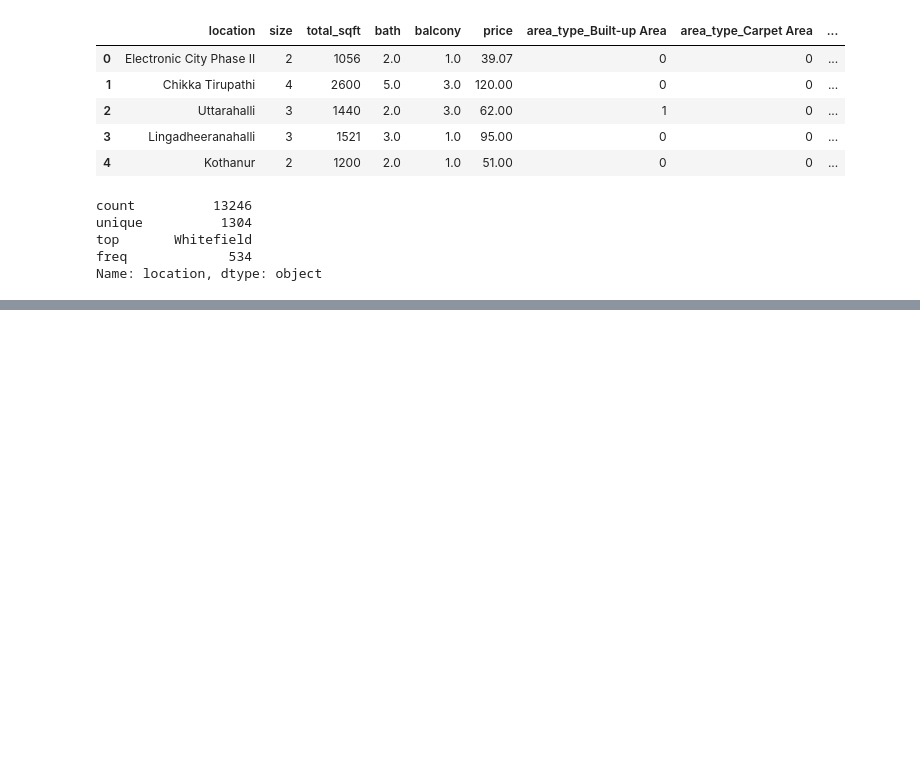
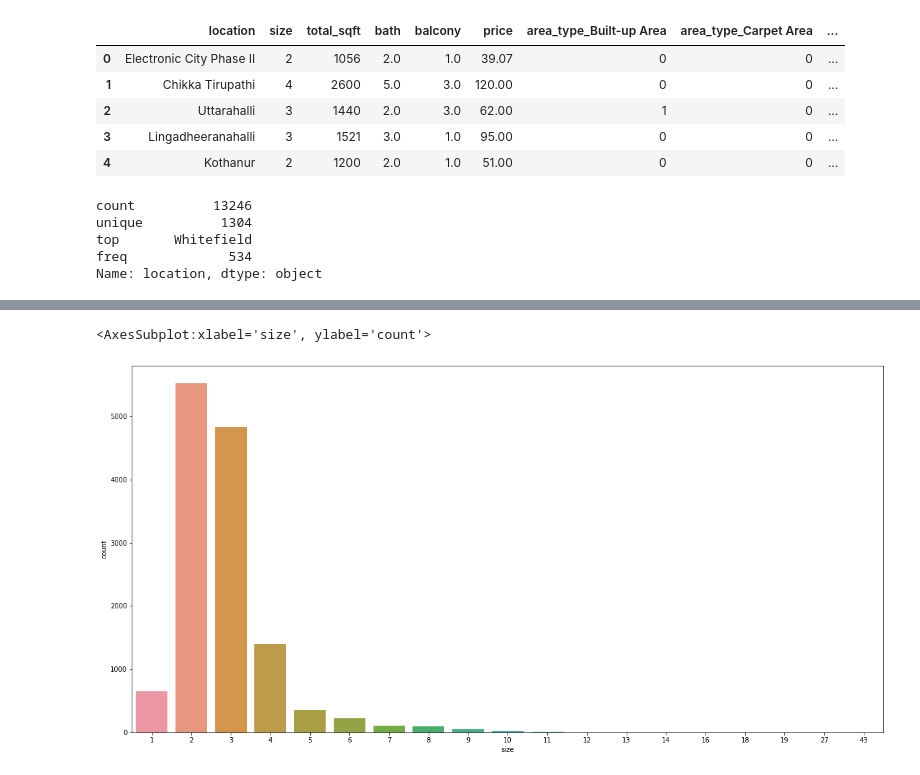
Before and after one commit to adityabommaraju/MachineLearning, a Jupyter notebook: Bangalore_House_Price_Prediction/Bangalore House Price Prediction.ipynb, the cells around one changed output, grey strips where cells are left out. Drawn from its saved outputs; the diff is of its cells as text; code cells hidden in the pictures; blank space fills up the shorter version.

```diff
--- a/Bangalore_House_Price_Prediction/Bangalore House Price Prediction.ipynb
+++ b/Bangalore_House_Price_Prediction/Bangalore House Price Prediction.ipynb
@@ -264,7 +264,7 @@ top       Whitefield
 freq             534
 Name: location, dtype: object
 # %%
-df4.location = df4.location.apply(lambda x: x.strip())
+# df4.location = df4.location.apply(lambda x: x.strip())
 location_stats = df4['location'].value_counts(ascending=False)
 location_stats_less_than_10 = location_stats[location_stats<=10]
 df4.location = df4.location.apply(lambda x: 'other' if x in location_stats_less_than_10 else x)
@@ -275,7 +290 @@ others = pd.DataFrame(temp[temp['location']==True].reset_index()['index'])
 # df4.loc[pd.Series(pd.merge(df4,others,how="left",left_on="location",right_on="index")["index"].isna()).values,"location"]=str("Others")
-# %%
-df4.loc[pd.merge(df4,others,how="left",left_on="location",right_on="index")["index"].isna().values,"location"] = "Others"
-# %%
-df4.loc[pd.Series(pd.merge(df4,others,how="left",left_on="location",right_on="index")["index"].isna()).values,0]="Others"
-# %%
-df4['location']= df4['location'].astype(str)
@@ -311,0 +314,5 @@ Name: location, Length: 13246, dtype: bool
+# %%
+sns.countplot(df4['size'].astype("int"))
+# %% [output]
+<AxesSubplot:xlabel='size', ylabel='count'>
+[figure, added]
```
Also changed, not shown: parts of 13 cells of this notebook, 3 other files.
